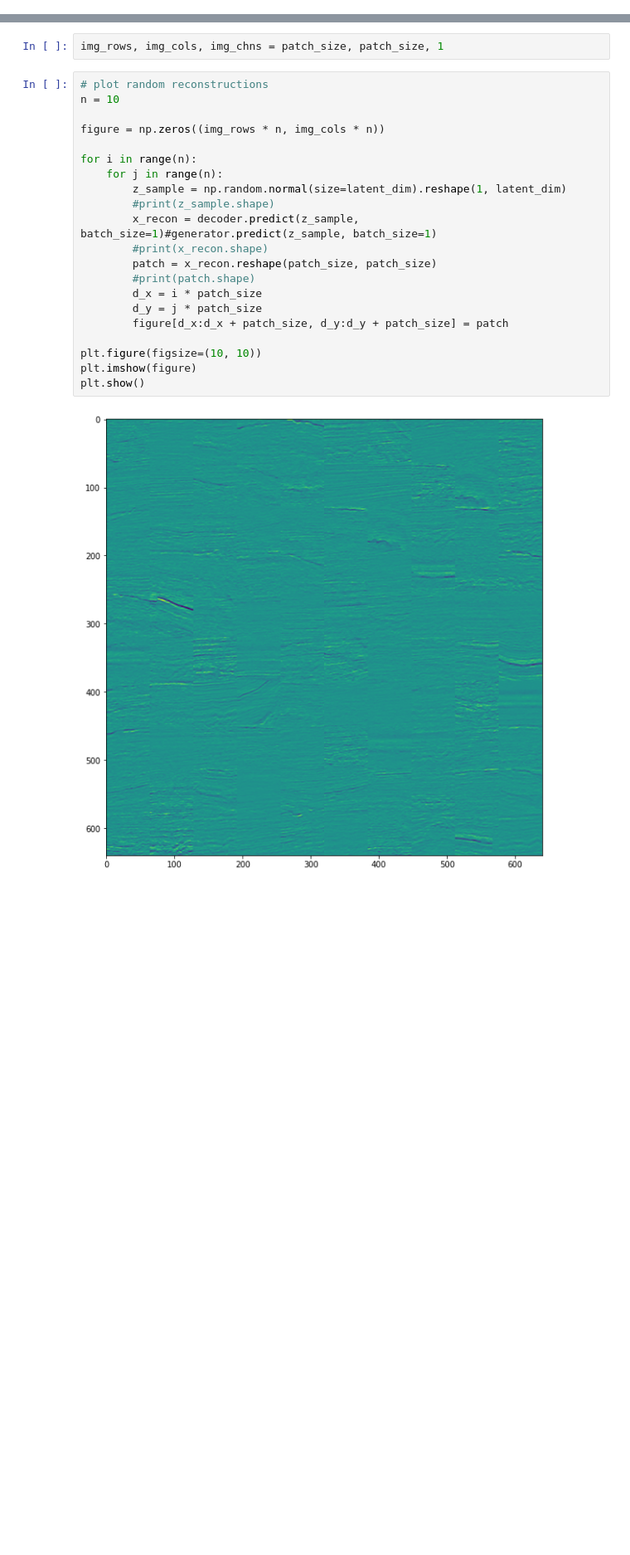
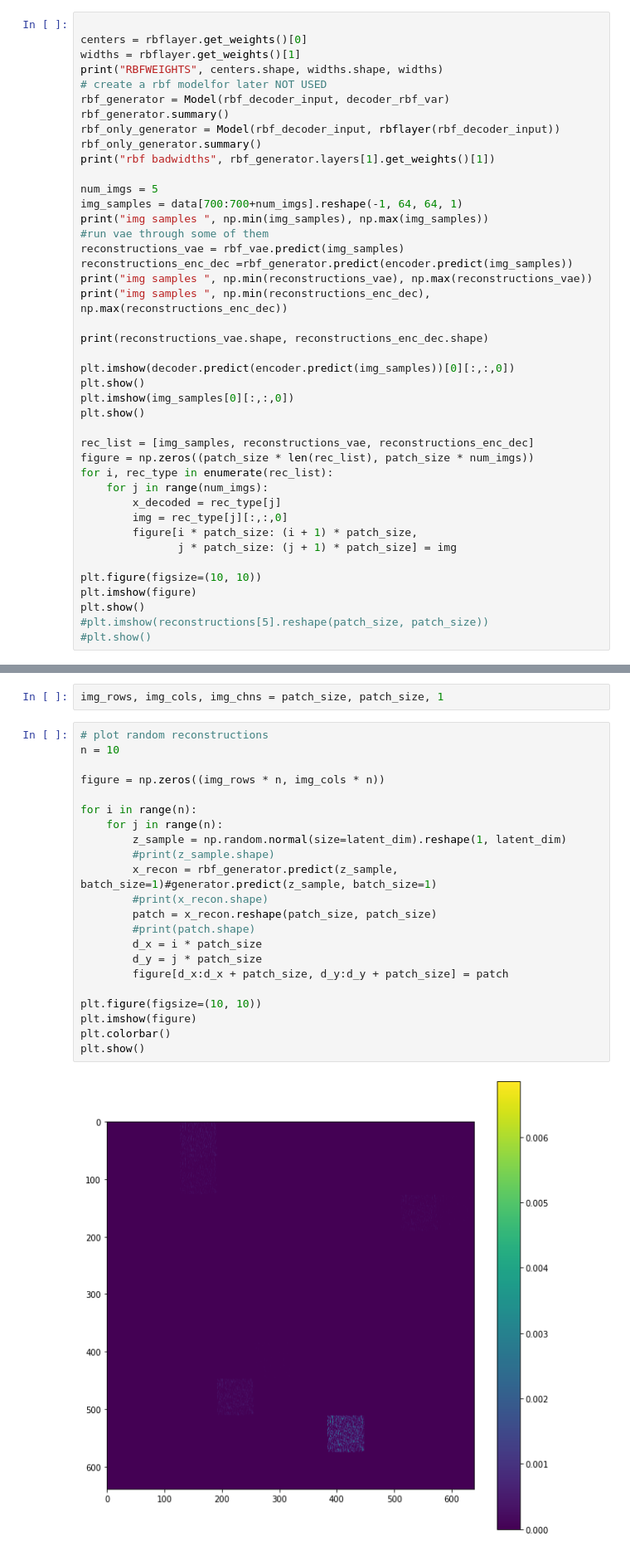
Before and after one commit to andykamp/quantify_seismic_similarity, a Jupyter notebook: notebooks/visualizing-seismic-using-a-variational-autoencoder.ipynb, the cells around one changed output, grey strips where cells are left out. Shown at 83% size. Saved outputs shown, nothing was run; the diff lists cells and outputs as text; blank space fills up the shorter version.

```diff
--- a/notebooks/visualizing-seismic-using-a-variational-autoencoder.ipynb
+++ b/notebooks/visualizing-seismic-using-a-variational-autoencoder.ipynb
@@ -464,0 +732,42 @@ plt.imshow(img_decoded[10][:,:,0])
+# %%
+
+centers = rbflayer.get_weights()[0]
+widths = rbflayer.get_weights()[1]
+print("RBFWEIGHTS", centers.shape, widths.shape, widths)
+# create a rbf modelfor later NOT USED
+rbf_generator = Model(rbf_decoder_input, decoder_rbf_var)
+rbf_generator.summary()
+rbf_only_generator = Model(rbf_decoder_input, rbflayer(rbf_decoder_input))
+rbf_only_generator.summary()
+print("rbf badwidths", rbf_generator.layers[1].get_weights()[1])
+
+num_imgs = 5
+img_samples = data[700:700+num_imgs].reshape(-1, 64, 64, 1)
+print("img samples ", np.min(img_samples), np.max(img_samples))
+#run vae through some of them
+reconstructions_vae = rbf_vae.predict(img_samples)
+reconstructions_enc_dec =rbf_generator.predict(encoder.predict(img_samples))
+print("img samples ", np.min(reconstructions_vae), np.max(reconstructions_vae))
+print("img samples ", np.min(reconstructions_enc_dec), np.max(reconstructions_enc_dec))
+
+print(reconstructions_vae.shape, reconstructions_enc_dec.shape)
+
+plt.imshow(decoder.predict(encoder.predict(img_samples))[0][:,:,0])
+plt.show()
+plt.imshow(img_samples[0][:,:,0])
+plt.show()
+
+rec_list = [img_samples, reconstructions_vae, reconstructions_enc_dec]
+figure = np.zeros((patch_size * len(rec_list), patch_size * num_imgs))
+for i, rec_type in enumerate(rec_list):
+    for j in range(num_imgs):
+        x_decoded = rec_type[j]
+        img = rec_type[j][:,:,0]
+        figure[i * patch_size: (i + 1) * patch_size,
+               j * patch_size: (j + 1) * patch_size] = img
+
+plt.figure(figsize=(10, 10))
+plt.imshow(figure)
+plt.show()
+#plt.imshow(reconstructions[5].reshape(patch_size, patch_size))
+#plt.show()
@@ -467,26 +844,27 @@ img_rows, img_cols, img_chns = patch_size, patch_size, 1
 # %%
 # plot random reconstructions
 n = 10
 
 figure = np.zeros((img_rows * n, img_cols * n))
 
 for i in range(n):
     for j in range(n):
         z_sample = np.random.normal(size=latent_dim).reshape(1, latent_dim)
         #print(z_sample.shape)
-        x_recon = decoder.predict(z_sample, batch_size=1)#generator.predict(z_sample, batch_size=1)
+        x_recon = rbf_generator.predict(z_sample, batch_size=1)#generator.predict(z_sample, batch_size=1)
         #print(x_recon.shape)
         patch = x_recon.reshape(patch_size, patch_size)
         #print(patch.shape)
         d_x = i * patch_size
         d_y = j * patch_size
         figure[d_x:d_x + patch_size, d_y:d_y + patch_size] = patch
 
 plt.figure(figsize=(10, 10))
 plt.imshow(figure)
+plt.colorbar()
 plt.show()
 # %% [output]
-[figure, old version]
+[figure, new version]
 # %%
 from matplotlib import offsetbox
 
```
Also changed, not shown: parts of 36 cells of this notebook, 3 other files.
